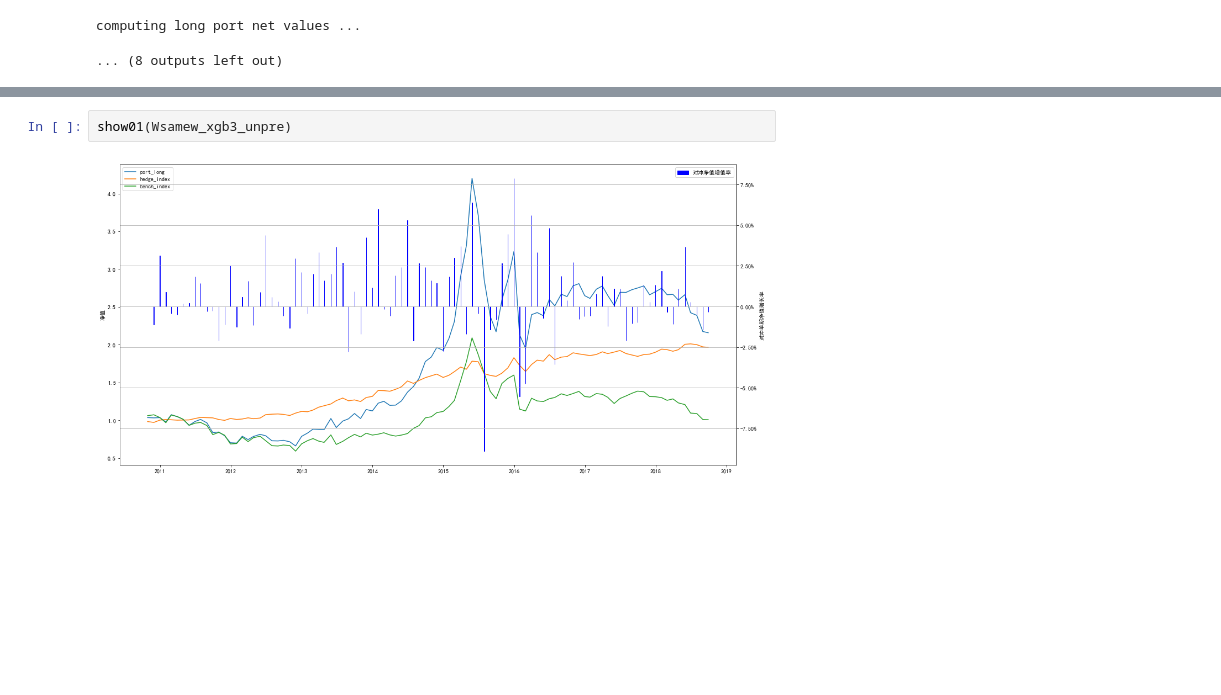
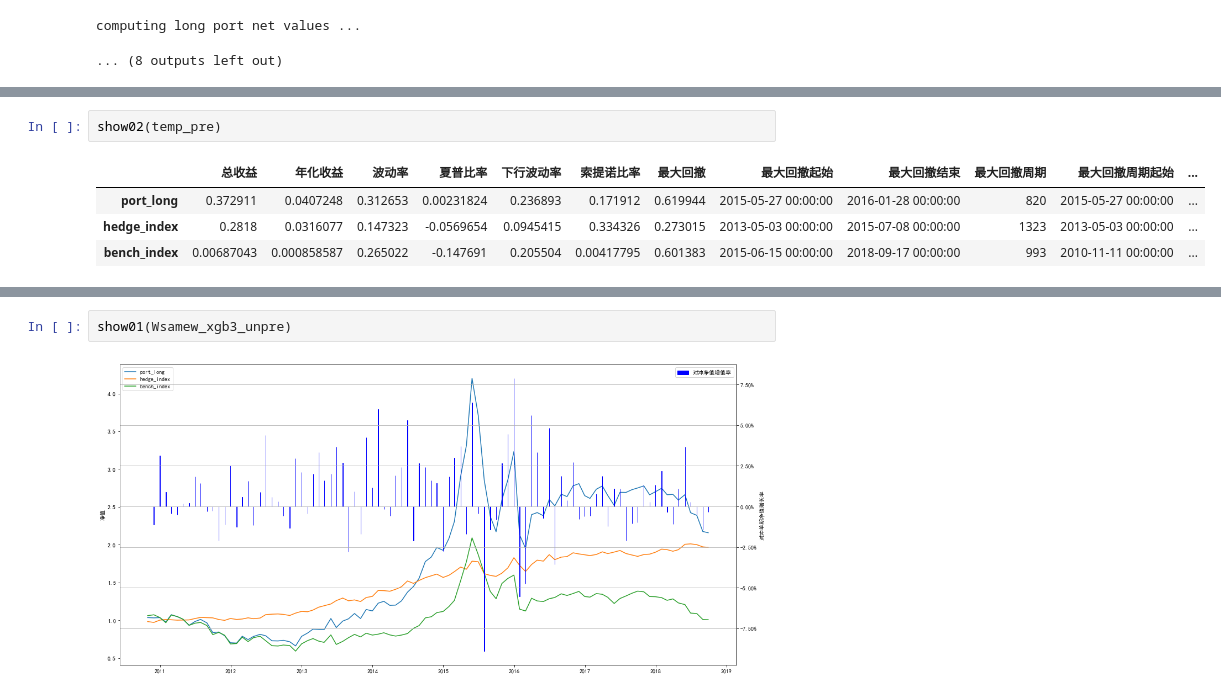
Before and after one commit to Miya-Su/Quantitative-Trading, a Jupyter notebook: code/Alpha191_Facor_Test/Alpha191.ipynb, the cells around one changed output, grey strips where cells are left out. Saved outputs shown, nothing was run; the diff lists cells and outputs as text; blank space fills up the shorter version.

```diff
--- a/code/Alpha191_Facor_Test/Alpha191.ipynb
+++ b/code/Alpha191_Facor_Test/Alpha191.ipynb
@@ -128,0 +194,7 @@ Wsamew_lgb3_pre,Wsamew_lgb3_unpre,Wunw_lgb3_pre,Wunw_lgb3_unpre
+# %%
+show02(temp_pre)
+# %% [output]
+|  | 总收益 | 年化收益 | 波动率 | 夏普比率 | 下行波动率 | 索提诺比率 | 最大回撤 | 最大回撤起始 | 最大回撤结束 | 最大回撤周期 | 最大回撤周期起始 | ... |
+| port_long | 0.372911 | 0.0407248 | 0.312653 | 0.00231824 | 0.236893 | 0.171912 | 0.619944 | 2015-05-27 00:00:00 | 2016-01-28 00:00:00 | 820 | 2015-05-27 00:00:00 | ... |
+| hedge_index | 0.2818 | 0.0316077 | 0.147323 | -0.0569654 | 0.0945415 | 0.334326 | 0.273015 | 2013-05-03 00:00:00 | 2015-07-08 00:00:00 | 1323 | 2013-05-03 00:00:00 | ... |
+| bench_index | 0.00687043 | 0.000858587 | 0.265022 | -0.147691 | 0.205504 | 0.00417795 | 0.601383 | 2015-06-15 00:00:00 | 2018-09-17 00:00:00 | 993 | 2010-11-11 00:00:00 | ... |
```
Also changed, not shown: parts of 24 cells of this notebook.
